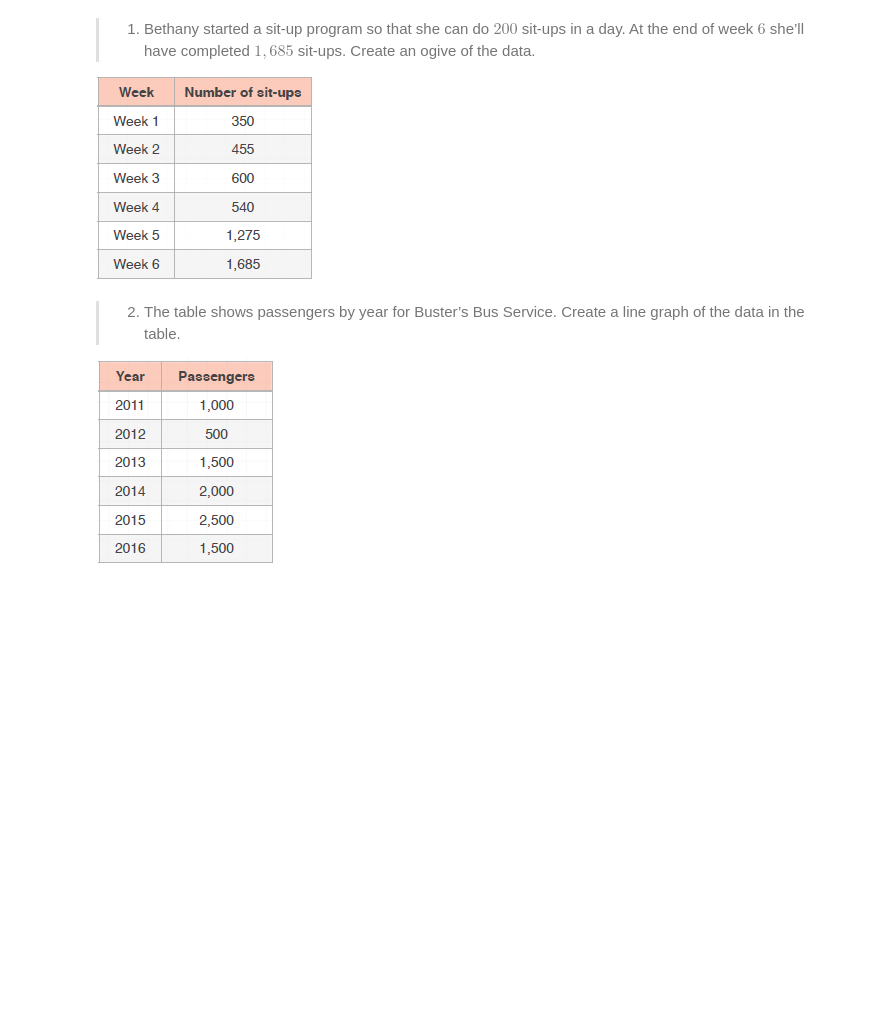
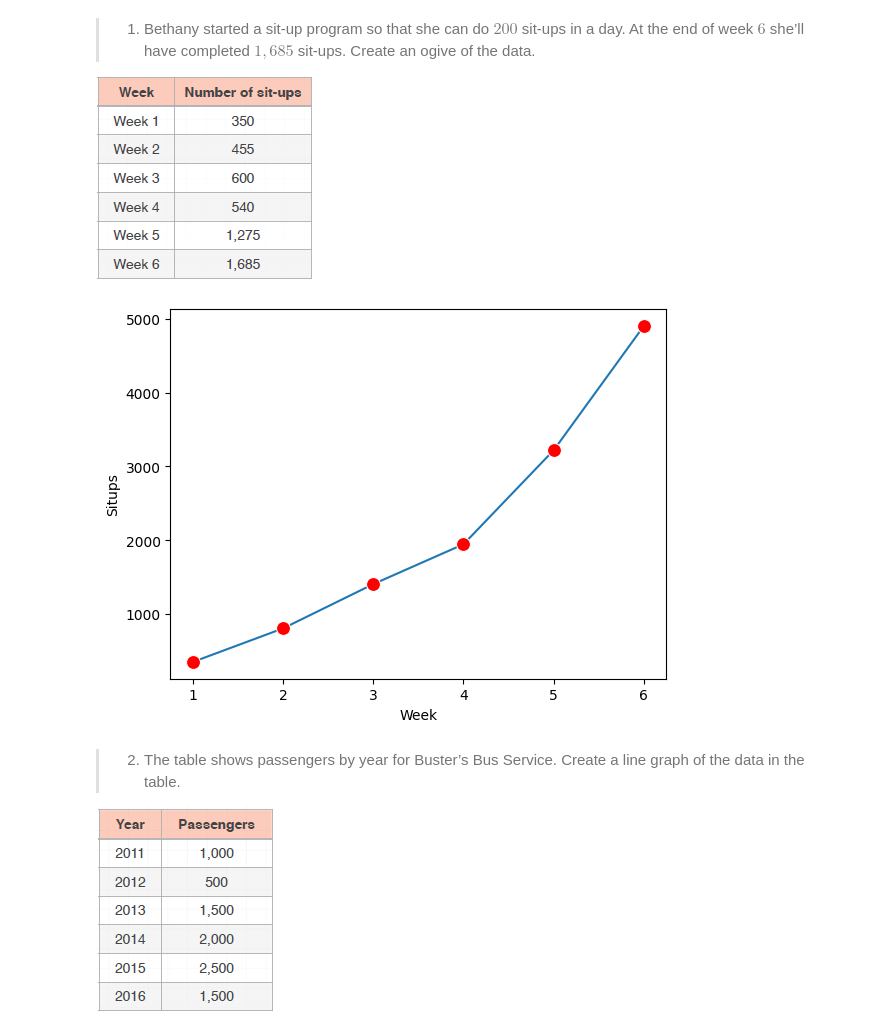
Before and after one commit to acasasis-dev/become-a-probability-n-statistics-master, a Jupyter notebook: bonus/section-02-visualizing-data/exercise-03-line-graphs-n-o-gives.ipynb, the cells around one changed output. Drawn from its saved outputs; the diff is of its cells as text; code cells hidden in the pictures; blank space fills up the shorter version.

```diff
--- a/bonus/section-02-visualizing-data/exercise-03-line-graphs-n-o-gives.ipynb
+++ b/bonus/section-02-visualizing-data/exercise-03-line-graphs-n-o-gives.ipynb
@@ -10,6 +10,26 @@ day. At the end of week $6$ she’ll have completed $1,685$ sit-ups. Create an
 ogive of the data.
 
 ![image.png](attachment:image.png)
+# %%
+x = np.arange(1, 7)
+y_data = [350, 455, 600, 540, 1275, 1685]
+y = np.cumsum(y_data)
+data = {'x': x, 'y': y}
+
+sns.lineplot(
+	data=data,
+	x=data['x'],
+	y=data['y'],
+	marker='o',
+	markersize=10,
+	markerfacecolor='red',
+)
+plt.xlabel('Week')
+plt.ylabel('Situps')
+
+plt.show()
+# %% [output]
+[figure, added]
 # %% [markdown]
 > 2. The table shows passengers by year for Buster’s Bus Service. Create a
 line graph of the data in the table.
```
Also changed, not shown: parts of 2 cells of this notebook.
